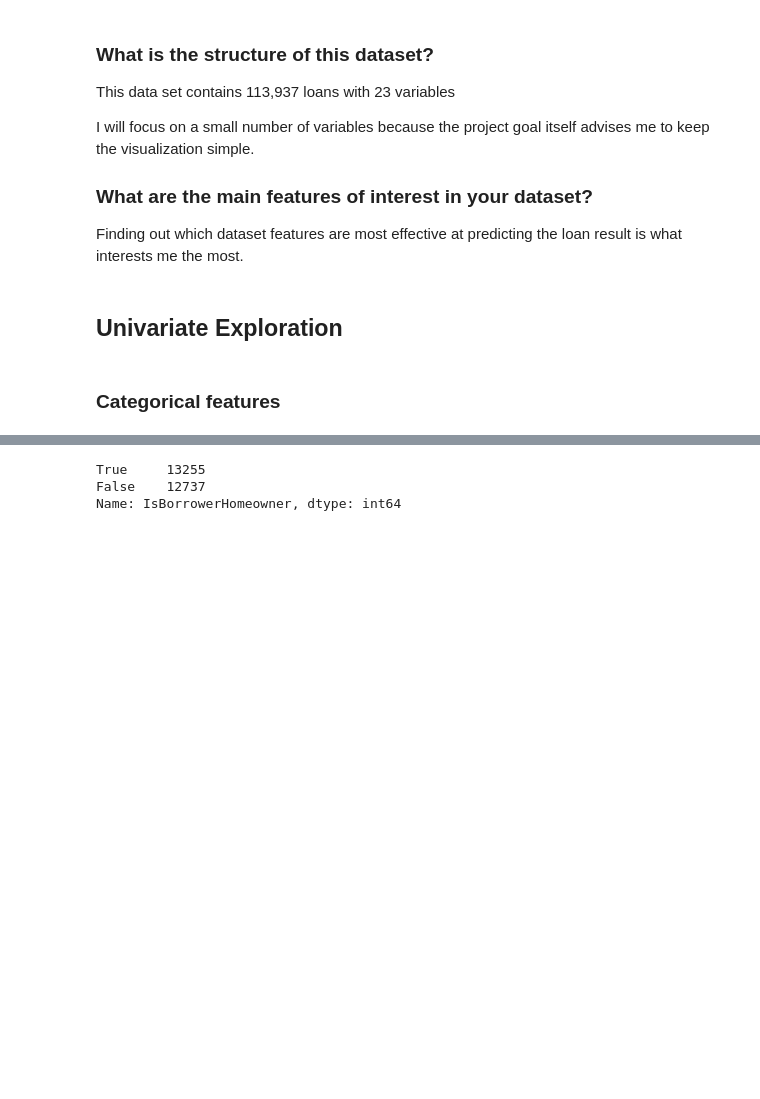
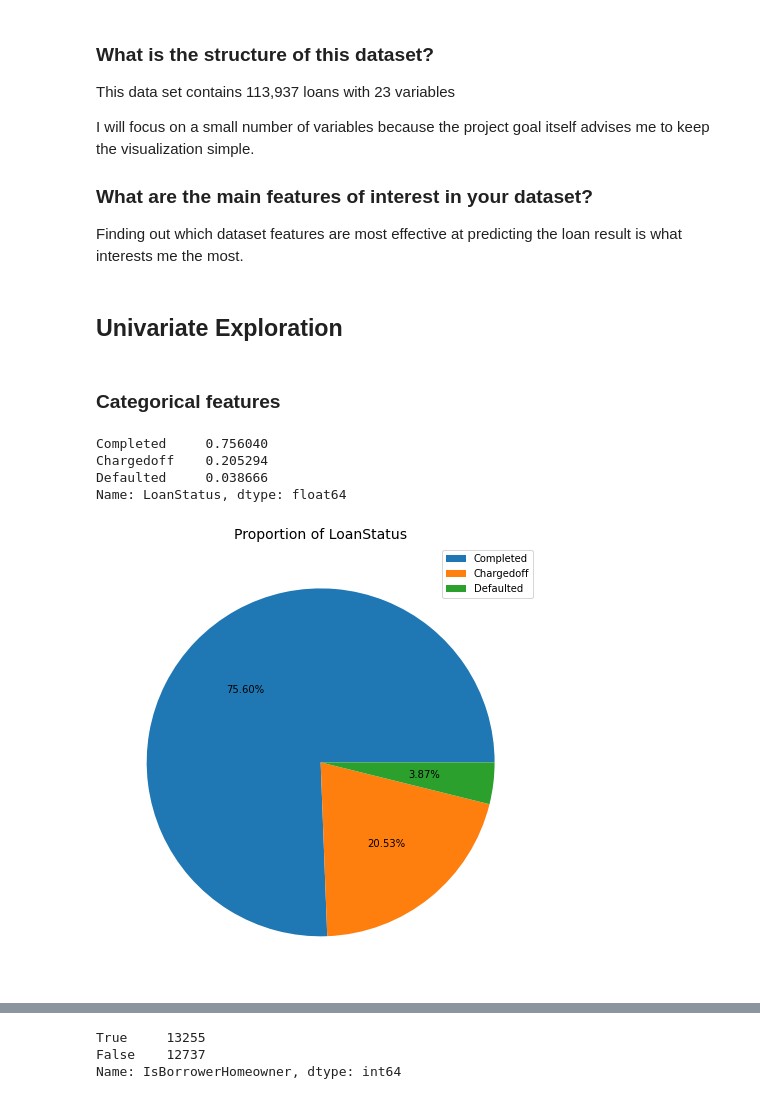
Before and after one commit to Manny-97/Udacity-Data-Analyst, a Jupyter notebook: data visualization/Exploratory_visualization-checkpoint.ipynb, the cells around one changed output, grey strips where cells are left out. Saved outputs shown, nothing was run; the diff lists cells and outputs as text; code cells hidden in the pictures; blank space fills up the shorter version.

```diff
--- a/data visualization/Exploratory_visualization-checkpoint.ipynb
+++ b/data visualization/Exploratory_visualization-checkpoint.ipynb
@@ -317,8 +317,31 @@ I will focus on a small number of variables because the project goal itself advi
 Finding out which dataset features are most effective at predicting the loan result is what interests me the most.
 # %% [markdown]
 ## Univariate Exploration
+# %%
+def plot_pie(df, col):
+    plt.pie(loan_df[col].value_counts(), autopct='%.2f%%');
+    plt.title(f'Proportion of {col}', fontsize=14)
+    plt.legend(loan_df[col].value_counts().index, loc = 'upper right');
+
+def plot_count(df, col, base_color=None, rotation=0, order=None, hue=None, palette=None, title=''):
+        sns.countplot(data=df,x= col, color=base_color, order=order, hue=hue, palette=palette)
+        plt.title(f'{title}')
+        plt.xlabel(f'{col}')
+        plt.ylabel('Count')
+        plt.xticks(rotation=rotation);
 # %% [markdown]
 ### Categorical features
 # %%
 base_color = sns.color_palette()[0]
 plt.rcParams["figure.figsize"] = (10, 8)
+# %%
+loan_df['LoanStatus'].value_counts(normalize=True)
+# %% [output]
+Completed     0.756040
+Chargedoff    0.205294
+Defaulted     0.038666
+Name: LoanStatus, dtype: float64
+# %%
+plot_pie(loan_df, col='LoanStatus')
+# %% [output]
+[figure, added]
```
Also changed, not shown: parts of 52 cells of this notebook, 2 other files.
